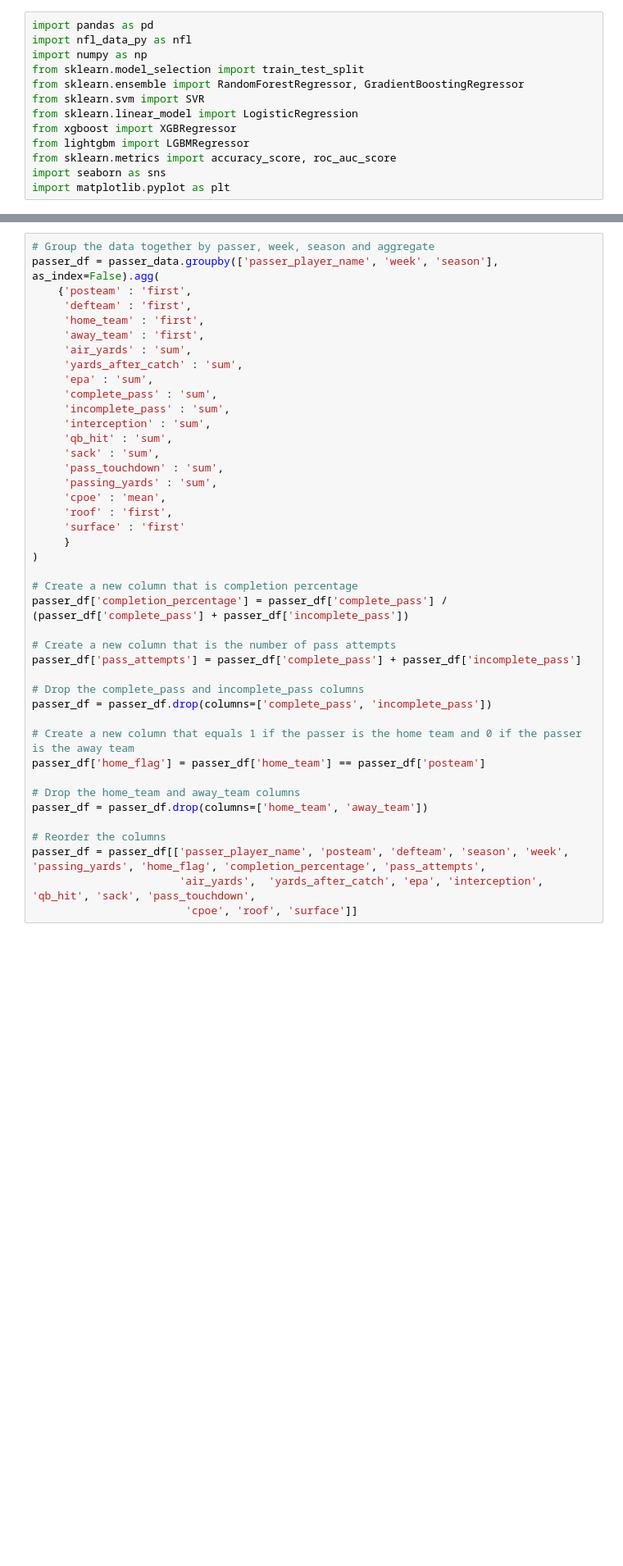
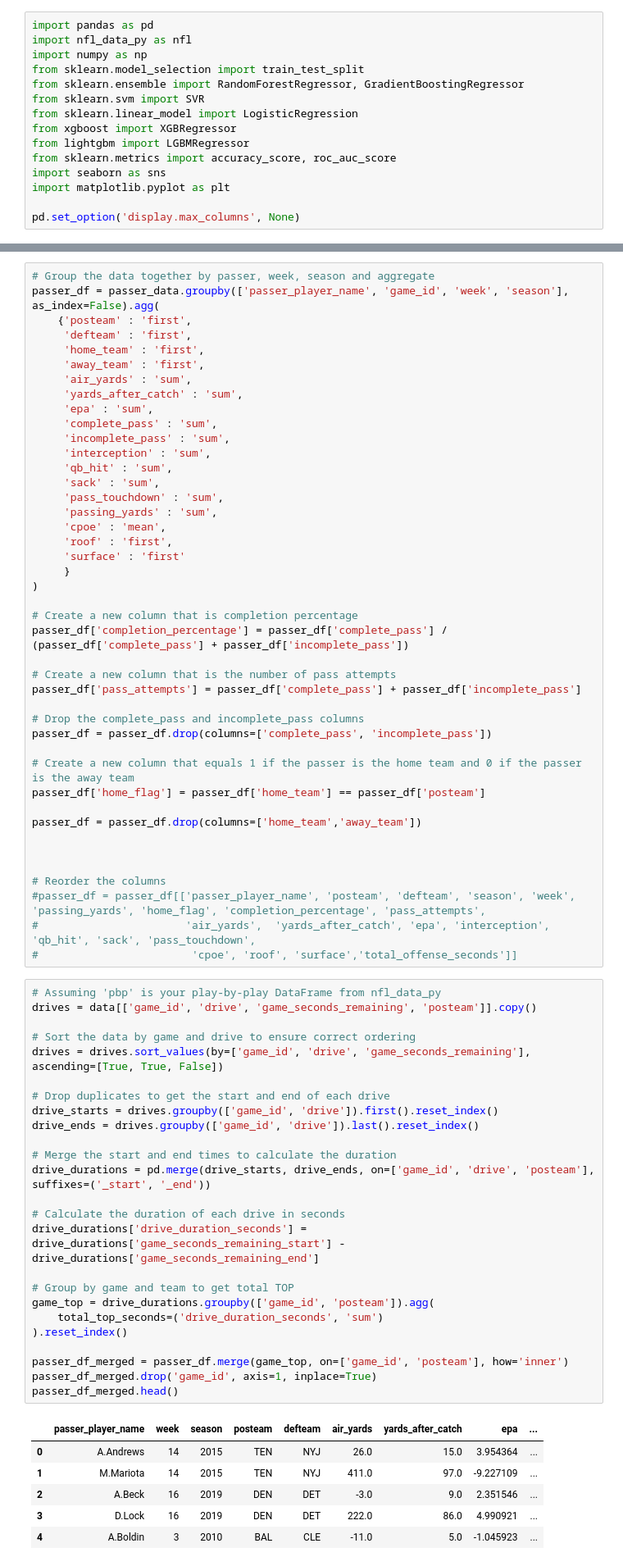
Before and after one commit to racurry1993/TetheredAI, a Jupyter notebook: NFL/NFL_Player_Yards_Props.ipynb, the cells around one changed output, grey strips where cells are left out. Shown: that part at 82% size. Cells and saved outputs as stored; diff of their text form; blank space fills up the shorter version.

```diff
--- a/NFL/NFL_Player_Yards_Props.ipynb
+++ b/NFL/NFL_Player_Yards_Props.ipynb
@@ -11,4 +11,6 @@ from lightgbm import LGBMRegressor
 from sklearn.metrics import accuracy_score, roc_auc_score
 import seaborn as sns
 import matplotlib.pyplot as plt
+
+pd.set_option('display.max_columns', None)
 # %%
@@ -92,7 +71,7 @@ passer_data = data.drop(columns=['play_type'])
 Downcasting floats.
 # %%
 # Group the data together by passer, week, season and aggregate
-passer_df = passer_data.groupby(['passer_player_name', 'week', 'season'], as_index=False).agg(
+passer_df = passer_data.groupby(['passer_player_name', 'game_id', 'week', 'season'], as_index=False).agg(
     {'posteam' : 'first',
      'defteam' : 'first',
      'home_team' : 'first',
@@ -125,11 +104,44 @@ passer_df = passer_df.drop(columns=['complete_pass', 'incomplete_pass'])
 # Create a new column that equals 1 if the passer is the home team and 0 if the passer is the away team
 passer_df['home_flag'] = passer_df['home_team'] == passer_df['posteam']
 
-# Drop the home_team and away_team columns
-passer_df = passer_df.drop(columns=['home_team', 'away_team'])
+passer_df = passer_df.drop(columns=['home_team','away_team'])
+
+
 
 # Reorder the columns
-passer_df = passer_df[['passer_player_name', 'posteam', 'defteam', 'season', 'week', 'passing_yards', 'home_flag', 'completion_percentage', 'pass_attempts',
-                       'air_yards',  'yards_after_catch', 'epa', 'interception', 'qb_hit', 'sack', 'pass_touchdown',
-                        'cpoe', 'roof', 'surface']]
+#passer_df = passer_df[['passer_player_name', 'posteam', 'defteam', 'season', 'week', 'passing_yards', 'home_flag', 'completion_percentage', 'pass_attempts',
+#                       'air_yards',  'yards_after_catch', 'epa', 'interception', 'qb_hit', 'sack', 'pass_touchdown',
+#                        'cpoe', 'roof', 'surface','total_offense_seconds']]
+# %%
+# Assuming 'pbp' is your play-by-play DataFrame from nfl_data_py
+drives = data[['game_id', 'drive', 'game_seconds_remaining', 'posteam']].copy()
+
+# Sort the data by game and drive to ensure correct ordering
+drives = drives.sort_values(by=['game_id', 'drive', 'game_seconds_remaining'], ascending=[True, True, False])
+
+# Drop duplicates to get the start and end of each drive
+drive_starts = drives.groupby(['game_id', 'drive']).first().reset_index()
+drive_ends = drives.groupby(['game_id', 'drive']).last().reset_index()
+
+# Merge the start and end times to calculate the duration
+drive_durations = pd.merge(drive_starts, drive_ends, on=['game_id', 'drive', 'posteam'], suffixes=('_start', '_end'))
+
+# Calculate the duration of each drive in seconds
+drive_durations['drive_duration_seconds'] = drive_durations['game_seconds_remaining_start'] - drive_durations['game_seconds_remaining_end']
+
+# Group by game and team to get total TOP
+game_top = drive_durations.groupby(['game_id', 'posteam']).agg(
+    total_top_seconds=('drive_duration_seconds', 'sum')
+).reset_index()
+
+passer_df_merged = passer_df.merge(game_top, on=['game_id', 'posteam'], how='inner')
+passer_df_merged.drop('game_id', axis=1, inplace=True)
+passer_df_merged.head()
+# %% [output]
+|  | passer_player_name | week | season | posteam | defteam | air_yards | yards_after_catch | epa | ... |
+| 0 | A.Andrews | 14 | 2015 | TEN | NYJ | 26.0 | 15.0 | 3.954364 | ... |
+| 1 | M.Mariota | 14 | 2015 | TEN | NYJ | 411.0 | 97.0 | -9.227109 | ... |
+| 2 | A.Beck | 16 | 2019 | DEN | DET | -3.0 | 9.0 | 2.351546 | ... |
+| 3 | D.Lock | 16 | 2019 | DEN | DET | 222.0 | 86.0 | 4.990921 | ... |
+| 4 | A.Boldin | 3 | 2010 | BAL | CLE | -11.0 | 5.0 | -1.045923 | ... |
 # %%
```
Also changed, not shown: parts of 19 cells of this notebook, 8 other files.
